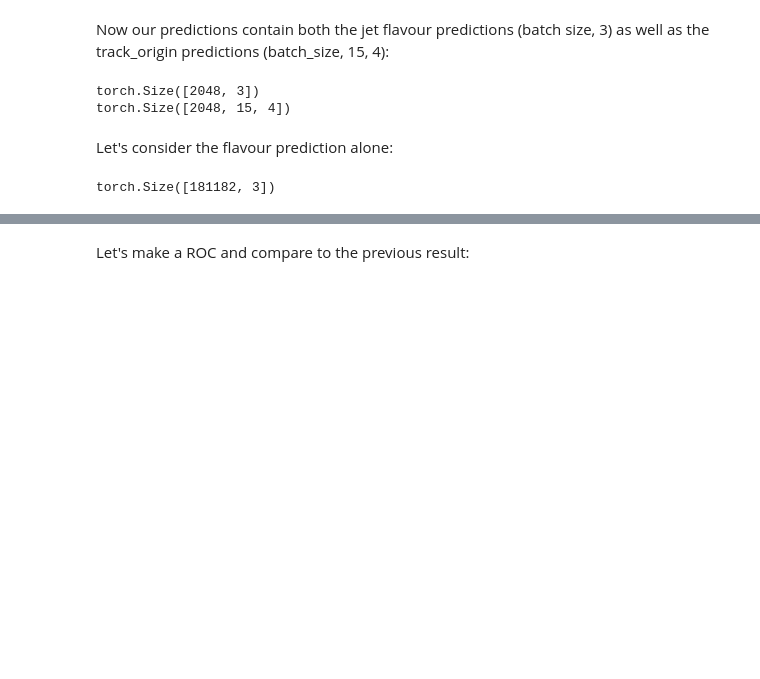
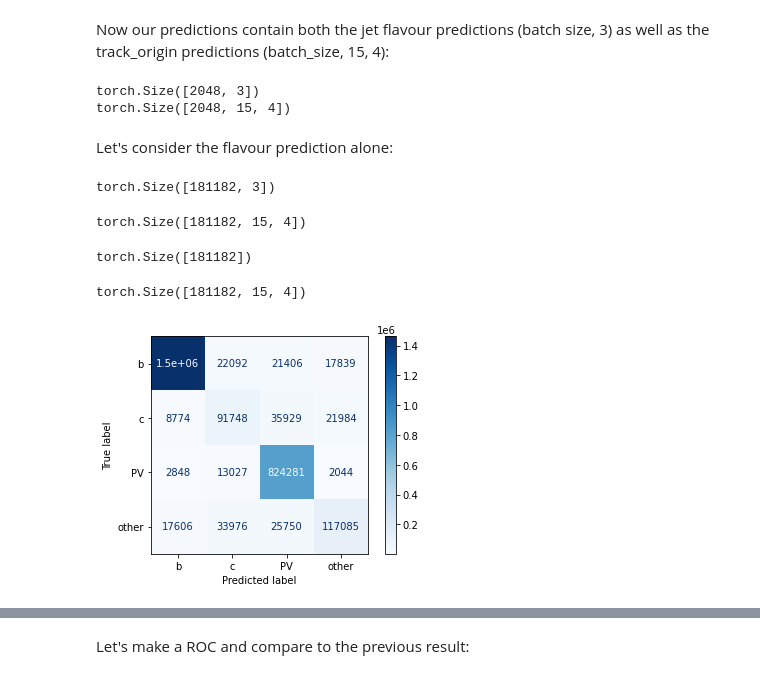
Before and after one commit to inesochoa/lisbon-ml-school, a Jupyter notebook: exercise_3.ipynb, the cells around one changed output, grey strips where cells are left out. Drawn from its saved outputs; the diff is of its cells as text; code cells hidden in the pictures; blank space fills up the shorter version.

```diff
--- a/exercise_3.ipynb
+++ b/exercise_3.ipynb
@@ -1557,5 +1517,36 @@ preds_plus = torch.vstack([p[0] for p in predictions_plus])
 print(preds_plus.shape)
 # %% [output]
 torch.Size([181182, 3])
+# %%
+preds_track = torch.vstack([p[1] for p in predictions_plus])
+print(preds_track.shape)
+# %% [output]
+torch.Size([181182, 15, 4])
 # %%
 true_labels_plus = torch.hstack([y[1] for y in test_plus_loader]) # because there may have been a different order
+print(true_labels_plus.shape)
+# %% [output]
+torch.Size([181182])
+# %%
+true_labels_trks_plus = torch.vstack([y[2] for y in test_plus_loader]) # because there may have been a different order
+print(true_labels_trks_plus.shape)
+# %% [output]
+torch.Size([181182, 15, 4])
+# %%
+from sklearn.metrics import ConfusionMatrixDisplay
+
+def confusion_matrix(true_labels, predicted_labels, num_classes):
+    cm = np.zeros((num_classes, num_classes), dtype=int)
+    for true_label, predicted_label in zip(true_labels, predicted_labels):
+        cm[true_label][predicted_label] += 1
+
+    return cm
+
+L_true = np.argmax(true_labels_trks_plus,axis=2).flatten().reshape(-1,1)
+L_pred = np.argmax(preds_track,axis=2).flatten().reshape(-1,1)
+cm = confusion_matrix(L_true,L_pred,4)
+disp = ConfusionMatrixDisplay(confusion_matrix=cm,display_labels=["b","c","PV","other"])
+disp.plot(cmap=plt.cm.Blues)
+plt.show()
+# %% [output]
+[figure, added]
```
Also changed, not shown: parts of 29 cells of this notebook, 2 other files.
